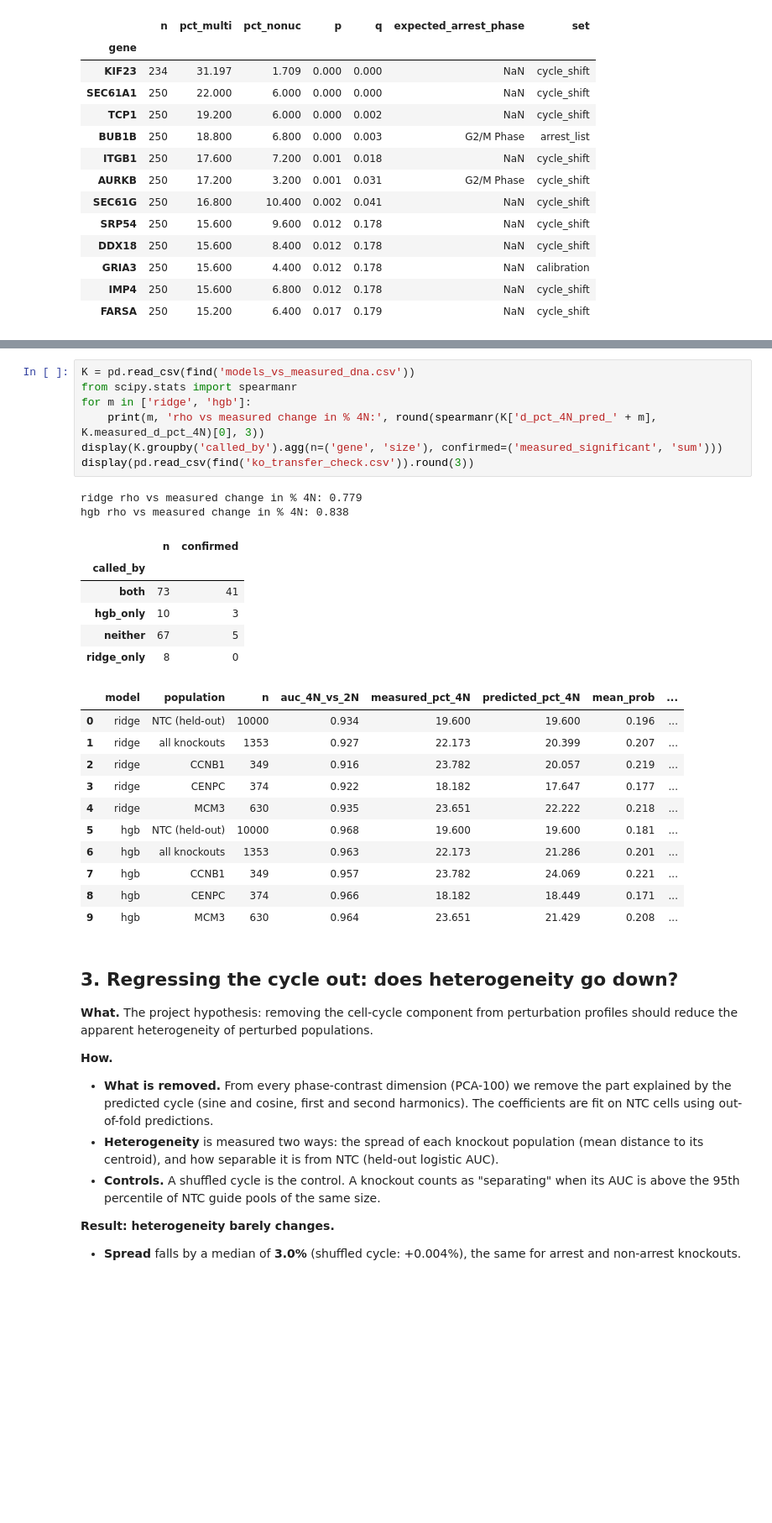
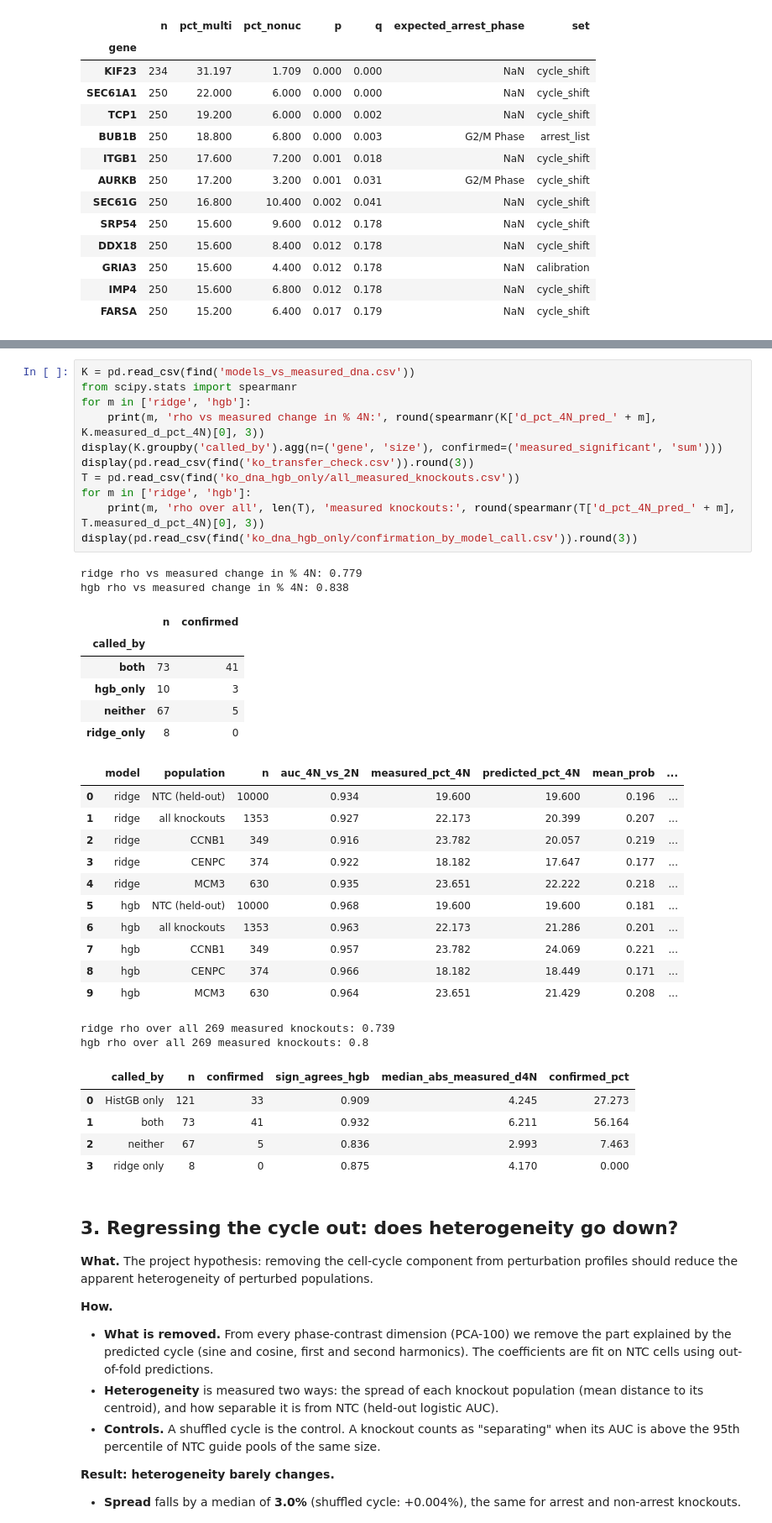
Before and after one commit to talha1369/cytodata-altair-crossmodal, a Jupyter notebook: ko_cell_cycle_heterogeneity.ipynb, the cells around one changed output, grey strips where cells are left out. Shown at 84% size. Drawn from its saved outputs; the diff is of its cells as text; blank space fills up the shorter version.

Commit message:
HistGB-only knockouts measured (DNA from the public zarr), guide-level DNA test, SBI conference page with Brian's and Louise's latest results

```diff
--- a/ko_cell_cycle_heterogeneity.ipynb
+++ b/ko_cell_cycle_heterogeneity.ipynb
@@ -504,30 +513,41 @@ accurately as it reads NTC cells? A model that only worked on NTC-like cells cou
 # %%
 K = pd.read_csv(find('models_vs_measured_dna.csv'))
 from scipy.stats import spearmanr
 for m in ['ridge', 'hgb']:
     print(m, 'rho vs measured change in % 4N:', round(spearmanr(K['d_pct_4N_pred_' + m], K.measured_d_pct_4N)[0], 3))
 display(K.groupby('called_by').agg(n=('gene', 'size'), confirmed=('measured_significant', 'sum')))
 display(pd.read_csv(find('ko_transfer_check.csv')).round(3))
+T = pd.read_csv(find('ko_dna_hgb_only/all_measured_knockouts.csv'))
+for m in ['ridge', 'hgb']:
+    print(m, 'rho over all', len(T), 'measured knockouts:', round(spearmanr(T['d_pct_4N_pred_' + m], T.measured_d_pct_4N)[0], 3))
+display(pd.read_csv(find('ko_dna_hgb_only/confirmation_by_model_call.csv')).round(3))
 # %% [output]
 ridge rho vs measured change in % 4N: 0.779
 hgb rho vs measured change in % 4N: 0.838
 |  | n | confirmed |
 | called_by |  |  |
 | both | 73 | 41 |
 | hgb_only | 10 | 3 |
 | neither | 67 | 5 |
 | ridge_only | 8 | 0 |
 |  | model | population | n | auc_4N_vs_2N | measured_pct_4N | predicted_pct_4N | mean_prob | ... |
 | 0 | ridge | NTC (held-out) | 10000 | 0.934 | 19.600 | 19.600 | 0.196 | ... |
 | 1 | ridge | all knockouts | 1353 | 0.927 | 22.173 | 20.399 | 0.207 | ... |
 | 2 | ridge | CCNB1 | 349 | 0.916 | 23.782 | 20.057 | 0.219 | ... |
 | 3 | ridge | CENPC | 374 | 0.922 | 18.182 | 17.647 | 0.177 | ... |
 | 4 | ridge | MCM3 | 630 | 0.935 | 23.651 | 22.222 | 0.218 | ... |
 | 5 | hgb | NTC (held-out) | 10000 | 0.968 | 19.600 | 19.600 | 0.181 | ... |
 | 6 | hgb | all knockouts | 1353 | 0.963 | 22.173 | 21.286 | 0.201 | ... |
 | 7 | hgb | CCNB1 | 349 | 0.957 | 23.782 | 24.069 | 0.221 | ... |
 | 8 | hgb | CENPC | 374 | 0.966 | 18.182 | 18.449 | 0.171 | ... |
 | 9 | hgb | MCM3 | 630 | 0.964 | 23.651 | 21.429 | 0.208 | ... |
+ridge rho over all 269 measured knockouts: 0.739
+hgb rho over all 269 measured knockouts: 0.8
+|  | called_by | n | confirmed | sign_agrees_hgb | median_abs_measured_d4N | confirmed_pct |
+| 0 | HistGB only | 121 | 33 | 0.909 | 4.245 | 27.273 |
+| 1 | both | 73 | 41 | 0.932 | 6.211 | 56.164 |
+| 2 | neither | 67 | 5 | 0.836 | 2.993 | 7.463 |
+| 3 | ridge only | 8 | 0 | 0.875 | 4.170 | 0.000 |
 # %% [markdown]
 ## 3. Regressing the cycle out: does heterogeneity go down?
 
```
Also changed, not shown: parts of 1 cell of this notebook, 30 other files.
